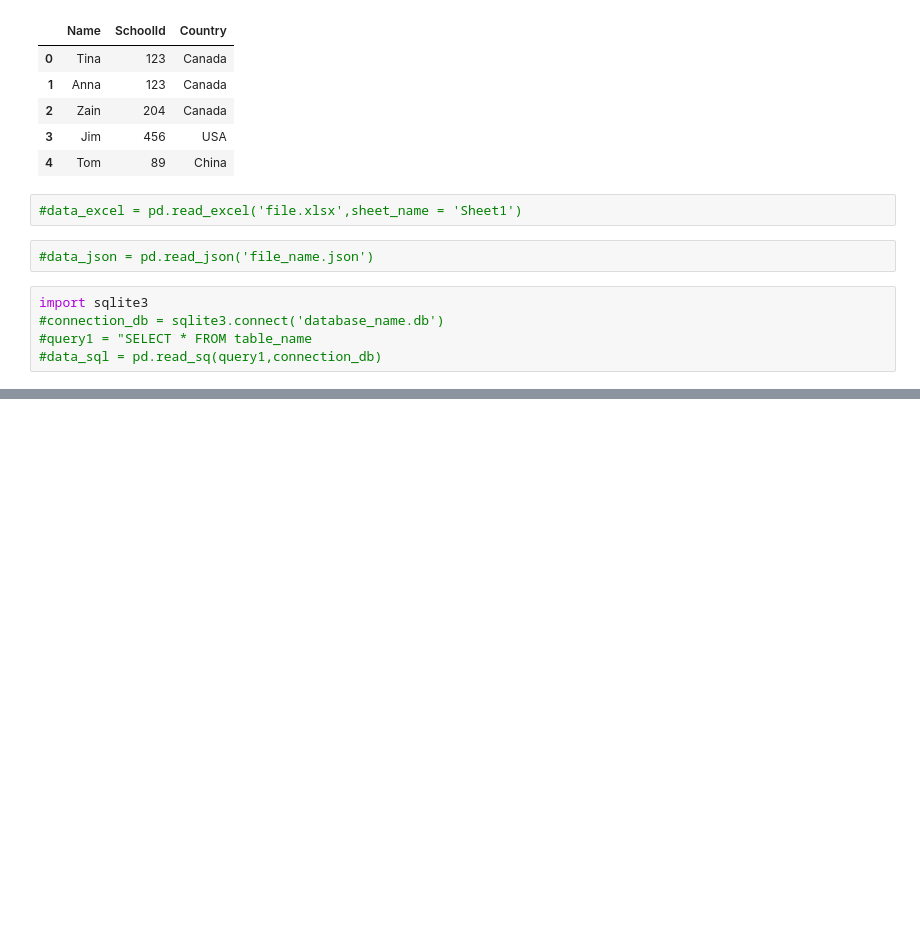
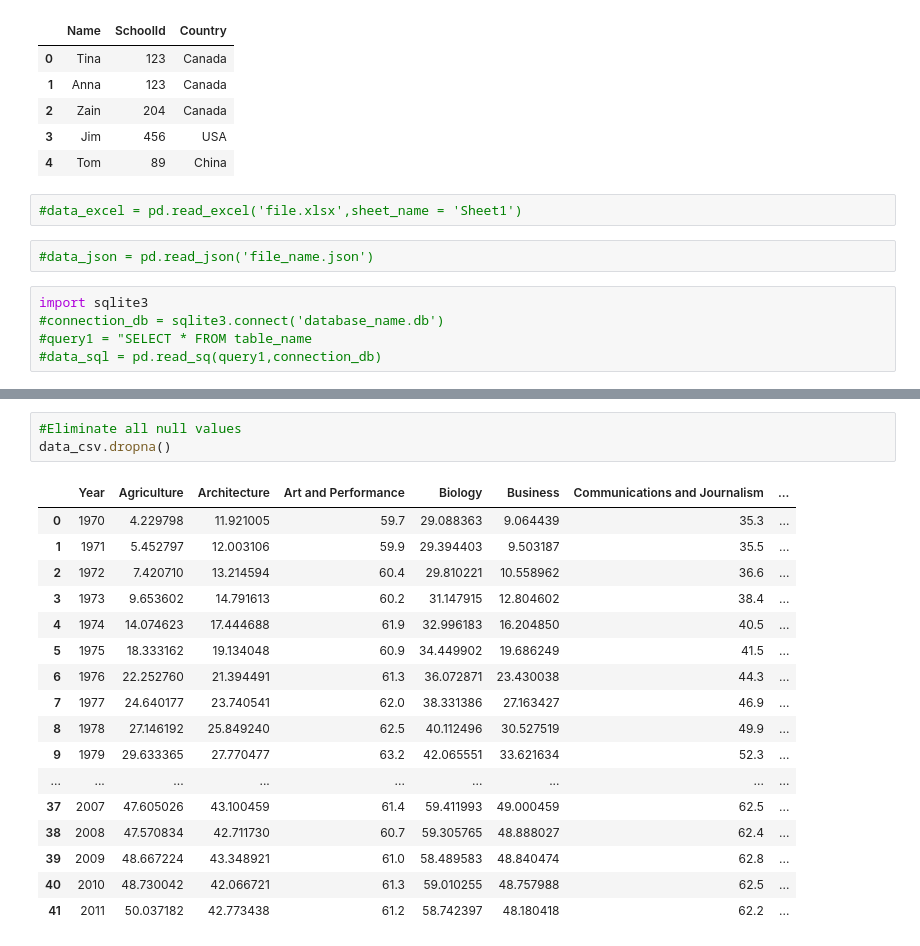
Before and after one commit to hectorherreraespinola/EDA_FreeCodeCamp, a Jupyter notebook: EDA.ipynb, the cells around one changed output, grey strips where cells are left out. Saved outputs shown, nothing was run; the diff lists cells and outputs as text; blank space fills up the shorter version.

```diff
--- a/EDA.ipynb
+++ b/EDA.ipynb
@@ -35,0 +101,21 @@ import sqlite3
+# %%
+#Eliminate all null values
+data_csv.dropna()
+# %% [output]
+|  | Year | Agriculture | Architecture | Art and Performance | Biology | Business | Communications and Journalism | ... |
+| 0 | 1970 | 4.229798 | 11.921005 | 59.7 | 29.088363 | 9.064439 | 35.3 | ... |
+| 1 | 1971 | 5.452797 | 12.003106 | 59.9 | 29.394403 | 9.503187 | 35.5 | ... |
+| 2 | 1972 | 7.420710 | 13.214594 | 60.4 | 29.810221 | 10.558962 | 36.6 | ... |
+| 3 | 1973 | 9.653602 | 14.791613 | 60.2 | 31.147915 | 12.804602 | 38.4 | ... |
+| 4 | 1974 | 14.074623 | 17.444688 | 61.9 | 32.996183 | 16.204850 | 40.5 | ... |
+| 5 | 1975 | 18.333162 | 19.134048 | 60.9 | 34.449902 | 19.686249 | 41.5 | ... |
+| 6 | 1976 | 22.252760 | 21.394491 | 61.3 | 36.072871 | 23.430038 | 44.3 | ... |
+| 7 | 1977 | 24.640177 | 23.740541 | 62.0 | 38.331386 | 27.163427 | 46.9 | ... |
+| 8 | 1978 | 27.146192 | 25.849240 | 62.5 | 40.112496 | 30.527519 | 49.9 | ... |
+| 9 | 1979 | 29.633365 | 27.770477 | 63.2 | 42.065551 | 33.621634 | 52.3 | ... |
+| ... | ... | ... | ... | ... | ... | ... | ... | ... |
+| 37 | 2007 | 47.605026 | 43.100459 | 61.4 | 59.411993 | 49.000459 | 62.5 | ... |
+| 38 | 2008 | 47.570834 | 42.711730 | 60.7 | 59.305765 | 48.888027 | 62.4 | ... |
+| 39 | 2009 | 48.667224 | 43.348921 | 61.0 | 58.489583 | 48.840474 | 62.8 | ... |
+| 40 | 2010 | 48.730042 | 42.066721 | 61.3 | 59.010255 | 48.757988 | 62.5 | ... |
+| 41 | 2011 | 50.037182 | 42.773438 | 61.2 | 58.742397 | 48.180418 | 62.2 | ... |
```
Also changed, not shown: parts of 15 cells of this notebook.
